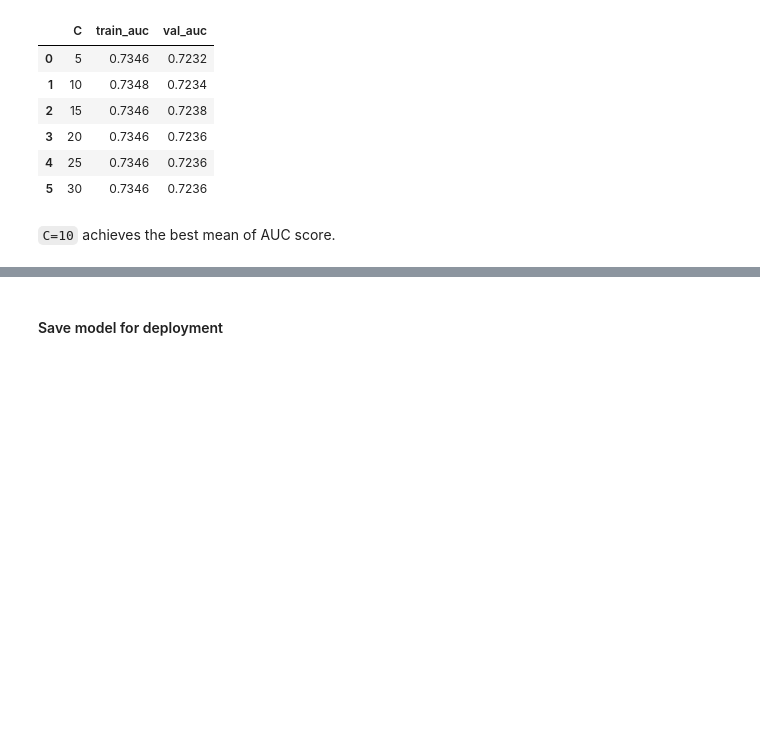
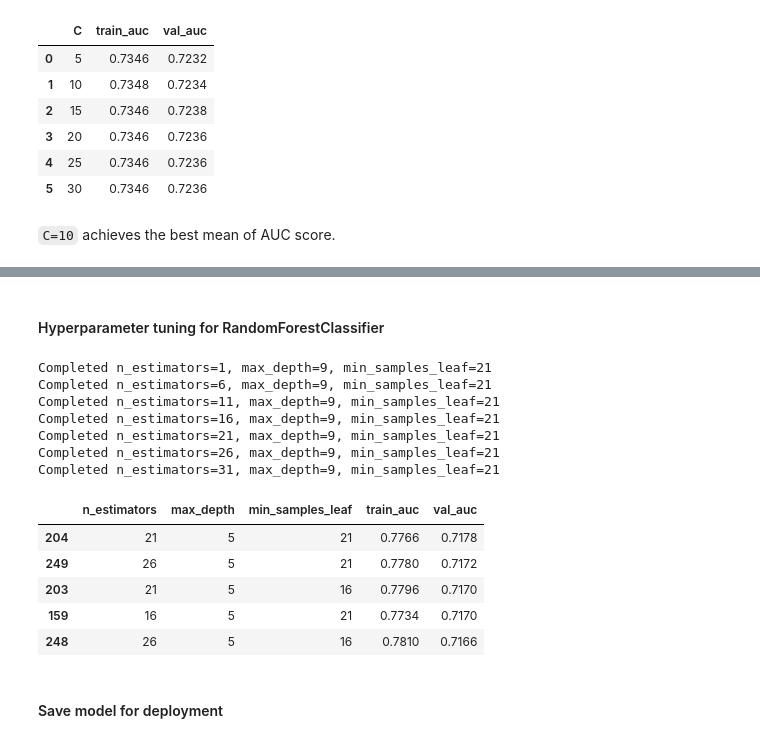
Before and after one commit to huanruizhang111/Machine-Learning-Zoomcamp-2025, a Jupyter notebook: Projects/Heart_Disease_Risk_Prediction/notebook.ipynb, the cells around one changed output, grey strips where cells are left out. Drawn from its saved outputs; the diff is of its cells as text; code cells hidden in the pictures; blank space fills up the shorter version.

Commit message:
add DecisionTree and RandomForest classifier

```diff
--- a/Projects/Heart_Disease_Risk_Prediction/main.ipynb
+++ b/Projects/Heart_Disease_Risk_Prediction/notebook.ipynb
@@ -427,7 +427,7 @@ hyperparameters = range(5, 31, 5)
 auc_score_hyperparamters = []
 
 for c in hyperparameters:
-    kf_train_auc, kf_val_auc = k_fold_auc(df_train_full, categoricals, numericals, c=c)
+    kf_train_auc, kf_val_auc = k_fold_LogisticRegression_auc(df_train_full, categoricals, numericals, c=c)
     auc_score_hyperparamters.append([c, kf_train_auc, kf_val_auc])
 # %%
 df_auc_score_hyperparamters = pd.DataFrame(auc_score_hyperparamters, columns=['C', 'train_auc', 'val_auc'])
@@ -446,0 +449,6 @@ df_auc_score_hyperparamters
+# %%
+from sklearn.tree import DecisionTreeClassifier
+from sklearn.tree import export_text
+dt = DecisionTreeClassifier(max_depth=1)
+dt.fit(X_train, y_train)
+print(export_text(dt, feature_names=dv.get_feature_names_out()))
@@ -446,0 +514,15 @@ df_auc_score_hyperparamters
+# %%
+max_depth_range=range(1, 101, 10)
+min_samples_leaf_range = range(1, 11, 2)
+auc_score_hyperparamters = []
+
+for maxD in max_depth_range:
+    for minS in min_samples_leaf_range:
+        kf_train_auc, kf_val_auc = k_fold_DecisionTreeClassifier_auc(df_train_full, categoricals, numericals, maxDepth=maxD, minSamplesLeaf=minS)
+        auc_score_hyperparamters.append([maxD, minS, kf_train_auc, kf_val_auc])
+        print(f'Completed max_depth={maxD}, min_samples_leaf={minS}')
+
+df_auc_score_hyperparamters = pd.DataFrame(auc_score_hyperparamters, columns=['max_depth', 'min_samples_leaf', 'train_auc', 'val_auc'])
+df_auc_score_hyperparamters['train_auc'] = df_auc_score_hyperparamters['train_auc'].apply(lambda x: np.mean(x))
+df_auc_score_hyperparamters['val_auc'] = df_auc_score_hyperparamters['val_auc'].apply(lambda x: np.mean(x))
+df_auc_score_hyperparamters.sort_values(by='val_auc', ascending=False).head()
@@ -447,3 +604,36 @@ df_auc_score_hyperparamters
+# %% [markdown]
+#### Hyperparameter tuning for RandomForestClassifier
+# %%
+n_estimators_range = range(1, 32, 5)
+max_depth_range = range(1, 10, 1)
+min_samples_leaf_range = range(1, 22, 5)
+auc_score_hyperparamters = []
+
+for nEs in n_estimators_range:
+    for maxD in max_depth_range:
+        for minS in min_samples_leaf_range:
+            kf_train_auc, kf_val_auc = k_fold_RandomForestClassifier_auc(df_train_full, categoricals, numericals, nEstimators= nEs, maxDepth=maxD, minSamplesLeaf=minS)
+            auc_score_hyperparamters.append([nEs, maxD, minS, kf_train_auc, kf_val_auc])
+    print(f'Completed n_estimators={nEs}, max_depth={maxD}, min_samples_leaf={minS}')
+
+df_auc_score_hyperparamters = pd.DataFrame(auc_score_hyperparamters, columns=['n_estimators', 'max_depth', 'min_samples_leaf', 'train_auc', 'val_auc'])
+df_auc_score_hyperparamters['train_auc'] = df_auc_score_hyperparamters['train_auc'].apply(lambda x: np.mean(x))
+df_auc_score_hyperparamters['val_auc'] = df_auc_score_hyperparamters['val_auc'].apply(lambda x: np.mean(x))
+df_auc_score_hyperparamters.sort_values(by='val_auc', ascending=False).head()
+# %% [output]
+Completed n_estimators=1, max_depth=9, min_samples_leaf=21
+Completed n_estimators=6, max_depth=9, min_samples_leaf=21
+Completed n_estimators=11, max_depth=9, min_samples_leaf=21
+Completed n_estimators=16, max_depth=9, min_samples_leaf=21
+Completed n_estimators=21, max_depth=9, min_samples_leaf=21
+Completed n_estimators=26, max_depth=9, min_samples_leaf=21
+Completed n_estimators=31, max_depth=9, min_samples_leaf=21
+|  | n_estimators | max_depth | min_samples_leaf | train_auc | val_auc |
+| 204 | 21 | 5 | 21 | 0.7766 | 0.7178 |
+| 249 | 26 | 5 | 21 | 0.7780 | 0.7172 |
+| 203 | 21 | 5 | 16 | 0.7796 | 0.7170 |
+| 159 | 16 | 5 | 21 | 0.7734 | 0.7170 |
+| 248 | 26 | 5 | 16 | 0.7810 | 0.7166 |
 # %% [markdown]
 #### Save model for deployment
 # %%
```
Also changed, not shown: parts of 21 cells of this notebook, 2 other files.
